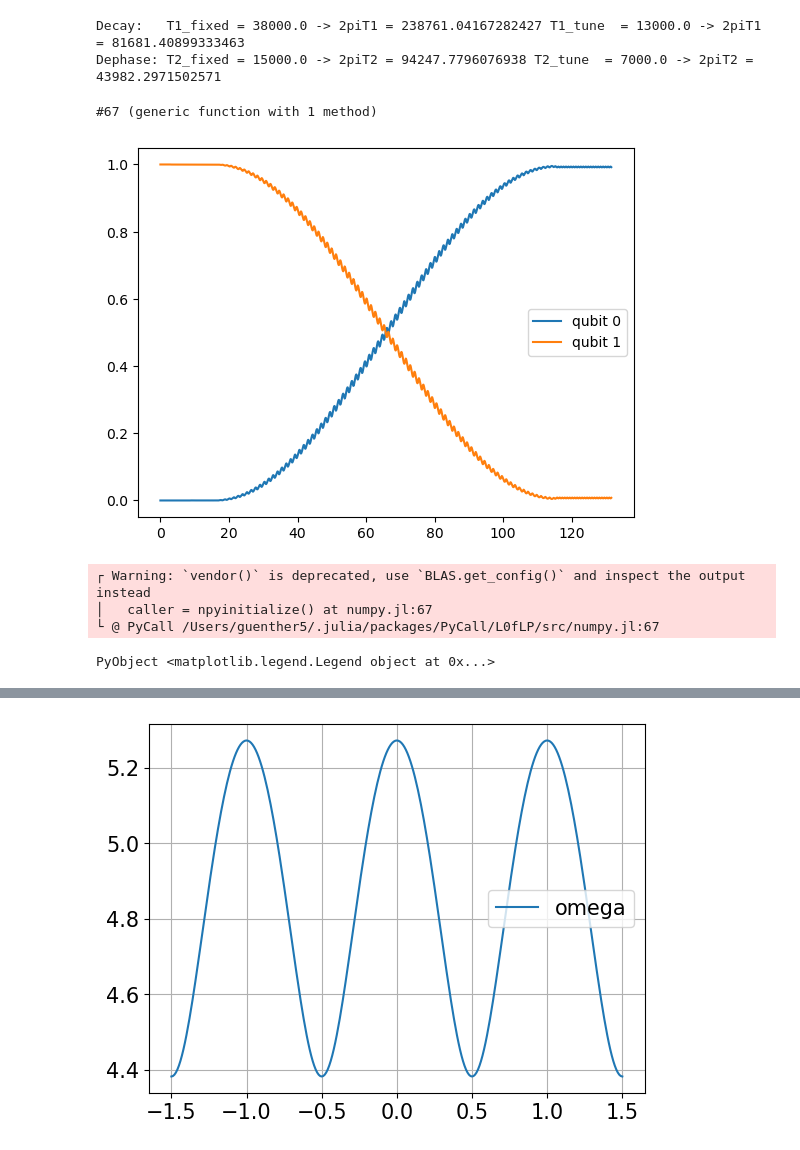
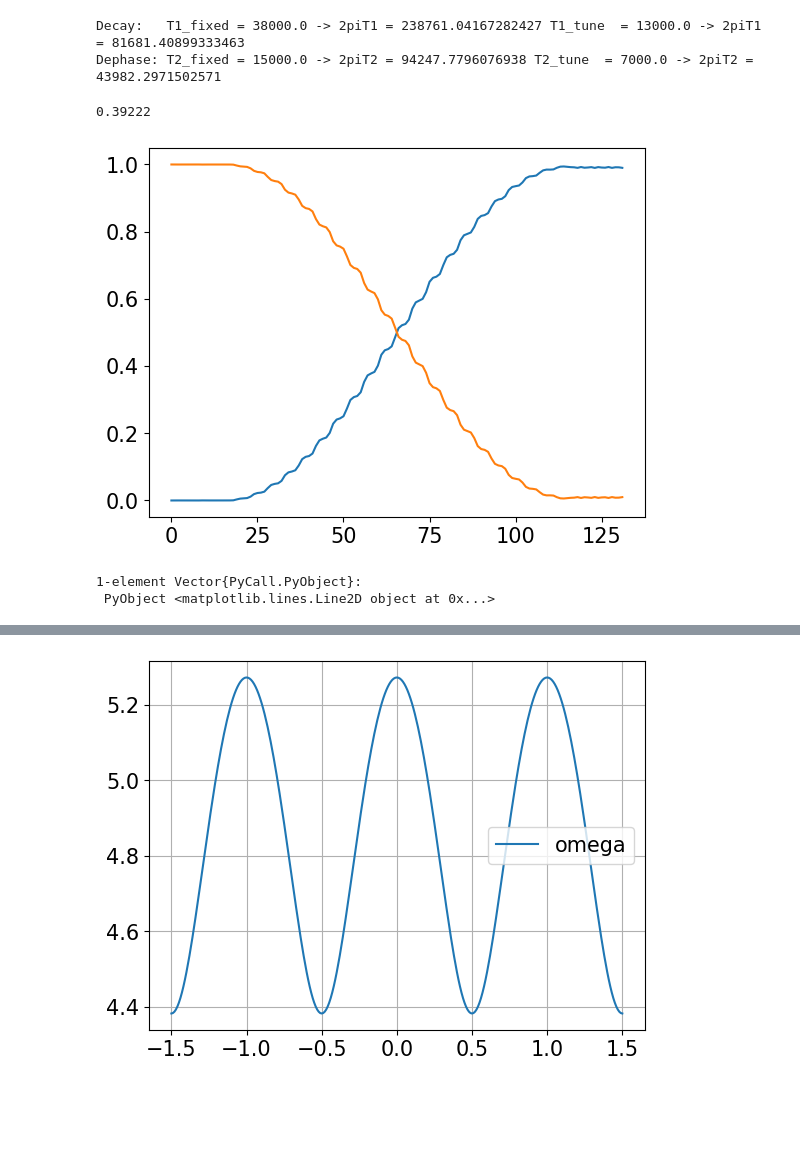
Before and after one commit to LLNL/quandary, a Jupyter notebook: RigettiMatching/test.ipynb, the cells around one changed output, grey strips where cells are left out. Saved outputs shown, nothing was run; the diff lists cells and outputs as text; code cells hidden in the pictures; blank space fills up the shorter version.

```diff
--- a/RigettiMatching/test.ipynb
+++ b/RigettiMatching/test.ipynb
@@ -146,7 +146,9 @@ Dephase: T2_fixed = 15000.0 -> 2piT2 = 94247.7796076938 T2_tune  = 7000.0 -> 2pi
 
 # iSWAP drive for tunable transmon
 times = collect(0.0:0.01:tf_iSWAP_with_pads)
-driveq0 = t -> phim*erfsquare_with_pads(tramp,tf_iSWAP,pad_length,t).*sin(2π*fm_opt_list_iSWAP[1]*t)
+# driveq0 = t -> phim*erfsquare_with_pads(tramp,tf_iSWAP,pad_length,t).*sin(2π*fm_opt_list_iSWAP[1]*t)
+driveq0 = t -> phim*sin(2π*fm_opt_list_iSWAP[1]*t)
+
 # driveq0 = t -> phim.*erfsquare_with_pads.(tramp,tf_iSWAP,pad_length,t).*sin.(2π*fm_opt_list_iSWAP[1]*t)
 # driveq0 = t -> phim.*erfsquare_with_pads.(tramp,tf_iSWAP,pad_length,t)
 
@@ -158,53 +160,44 @@ driveq0 = t -> phim*erfsquare_with_pads(tramp,tf_iSWAP,pad_length,t).*sin(2π*fm
 # ax = gca()
 # ax[:set_xlim]([112,119])
 # grid()
+fm_opt_list_iSWAP[1]
 # %% [output]
-#67 (generic function with 1 method)
+0.39222
 # %%
-# Construct the system
+# Construct the system in the LAB frame
 cqs = CompositeQSystem([q0, q1])
+
+g = 0.01
+freq = 0.3922
+phim = 0.6
+
 add_hamiltonian!(cqs, q1)  # fixed transmon
 add_hamiltonian!(cqs, g01*X([q0, q1]), [q0,q1]) #coupling
-add_hamiltonian!(cqs, parametric_drive(q0, driveq0), q0) # tunable transmon
+add_hamiltonian!(cqs, parametric_drive(q0, t -> phim*erfsquare_with_pads(tramp,tf_iSWAP,pad_length,t).*sin(2π*freq*t)), q0) # tunable transmon
 
 # Add Lindblad terms
 add_lindblad!(cqs, sqrt(γ1t)*σ0, [q0])
 add_lindblad!(cqs, sqrt(γϕt)*σz, [q0])
 add_lindblad!(cqs, sqrt(γ1f)*σ0, [q1])
 add_lindblad!(cqs, sqrt(γϕf)*σz, [q1])
 
 # Initial density matrix rhoin = |10><10|
 rho0=zeros(ComplexF64,9,9)
 rho0[4,4] = 1.0 + im*0.0
 # print(rhoin)
 
 # Initial state vector in 3x3 system
 phi0 = zeros(ComplexF64,9)
 phi0[4] = 1.0 + im*0.0     #|10>
 
 # RUN
-rho_all = me_state(cqs, times, rho0);
-# phi_all = unitary_state(cqs, times, phi0);
-# times[end]
+times = 0:131
+phi_all = unitary_state(cqs, times, phi0);
+pop₀₁ = [abs2(ψ[2]) for ψ in phi_all]
+pop₁₀ = [abs2(ψ[4]) for ψ in phi_all];
+plot(times, pop₀₁)
+plot(times, pop₁₀)
+# %% [output]
+[figure, added]
+1-element Vector{PyCall.PyObject}:
+ PyObject <matplotlib.lines.Line2D object at 0x...>
-# %%
-# Compute population from state vector
-g_q0 = [ [ abs2(s[1]) + abs2(s[2]) + abs2(s[3]) ] for s in phi_all ]
-e_q0 = [ [ abs2(s[4]) + abs2(s[5]) + abs2(s[6]) ] for s in phi_all ]
-ee_q0 = [ [ abs2(s[7]) + abs2(s[8]) + abs2(s[9]) ] for s in phi_all ]
-g_q1 = [ [ abs2(s[1]) + abs2(s[4]) + abs2(s[7]) ] for s in phi_all ]
-e_q1 = [ [ abs2(s[2]) + abs2(s[5]) + abs2(s[8]) ] for s in phi_all ]
-ee_q1 = [ [ abs2(s[3]) + abs2(s[6]) + abs2(s[9]) ] for s in phi_all ]
-plot(times, g_q0, label="qubit 0")
-plot(times, g_q1, label="qubit 1")
-legend()
-# # ZOOM
-# ax = gca()
-# ax[:set_xlim]([110,135])
-# ax[:set_ylim]([0,0.02])
-# grid()
-# %% [output]
-[figure, removed]
-┌ Warning: `vendor()` is deprecated, use `BLAS.get_config()` and inspect the output instead
-│   caller = npyinitialize() at numpy.jl:67
-└ @ PyCall /Users/guenther5/.julia/packages/PyCall/L0fLP/src/numpy.jl:67
-PyObject <matplotlib.legend.Legend object at 0x...>
```
Also changed, not shown: parts of 7 cells of this notebook, 1 other file.
